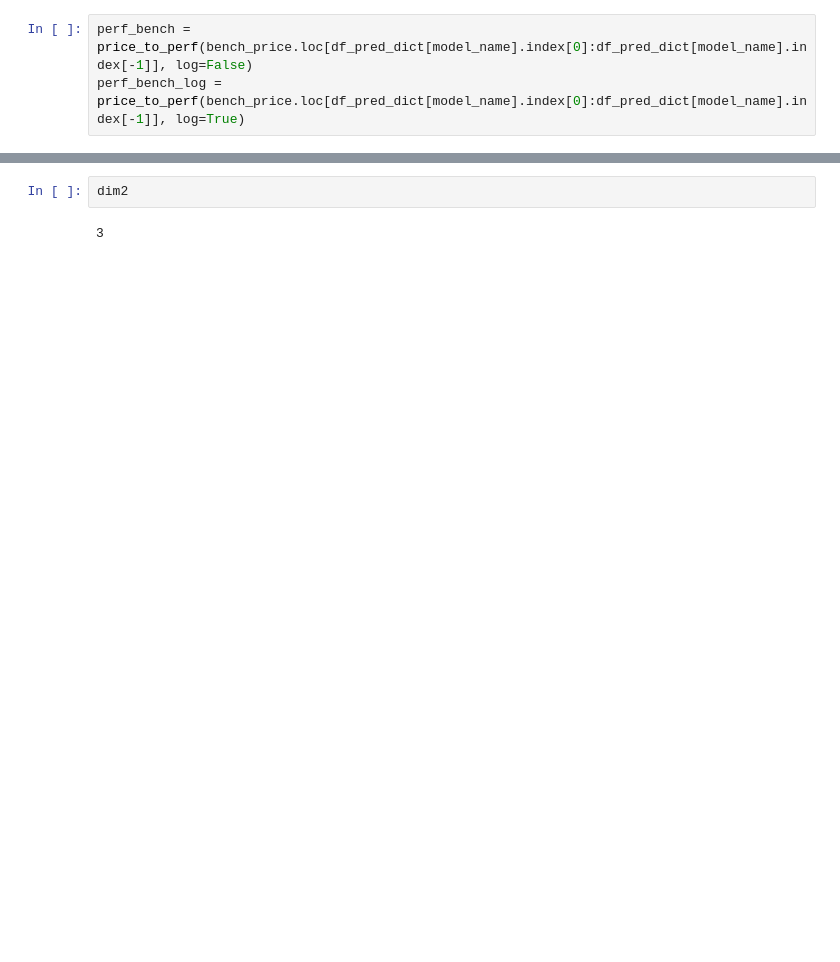
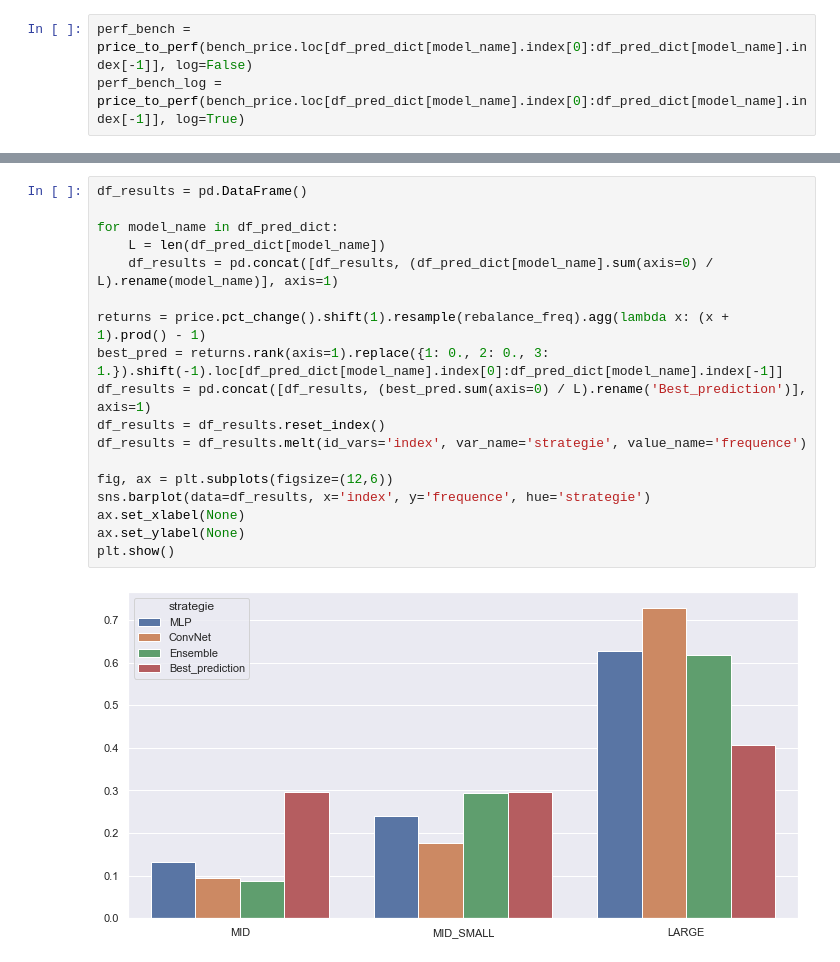
Before and after one commit to lacoupe/BCVS, a Jupyter notebook: SW/ml_size.ipynb, the cells around one changed output, grey strips where cells are left out. Cells and saved outputs as stored; diff of their text form; blank space fills up the shorter version.

```diff
--- a/SW/ml_size.ipynb
+++ b/SW/ml_size.ipynb
@@ -337,5 +343,21 @@ for model_name in df_pred_dict.keys():
-# %%
-dim2
-# %% [output]
-3
+# %%
+df_results = pd.DataFrame()
+
+for model_name in df_pred_dict:
+    L = len(df_pred_dict[model_name])
+    df_results = pd.concat([df_results, (df_pred_dict[model_name].sum(axis=0) / L).rename(model_name)], axis=1)
+
+returns = price.pct_change().shift(1).resample(rebalance_freq).agg(lambda x: (x + 1).prod() - 1)
+best_pred = returns.rank(axis=1).replace({1: 0., 2: 0., 3: 1.}).shift(-1).loc[df_pred_dict[model_name].index[0]:df_pred_dict[model_name].index[-1]]
+df_results = pd.concat([df_results, (best_pred.sum(axis=0) / L).rename('Best_prediction')], axis=1)
+df_results = df_results.reset_index()
+df_results = df_results.melt(id_vars='index', var_name='strategie', value_name='frequence')
+
+fig, ax = plt.subplots(figsize=(12,6))
+sns.barplot(data=df_results, x='index', y='frequence', hue='strategie')
+ax.set_xlabel(None)
+ax.set_ylabel(None)
+plt.show()
+# %% [output]
+[figure, added]
 # %%
```
Also changed, not shown: parts of 31 cells of this notebook, 2 other files.
